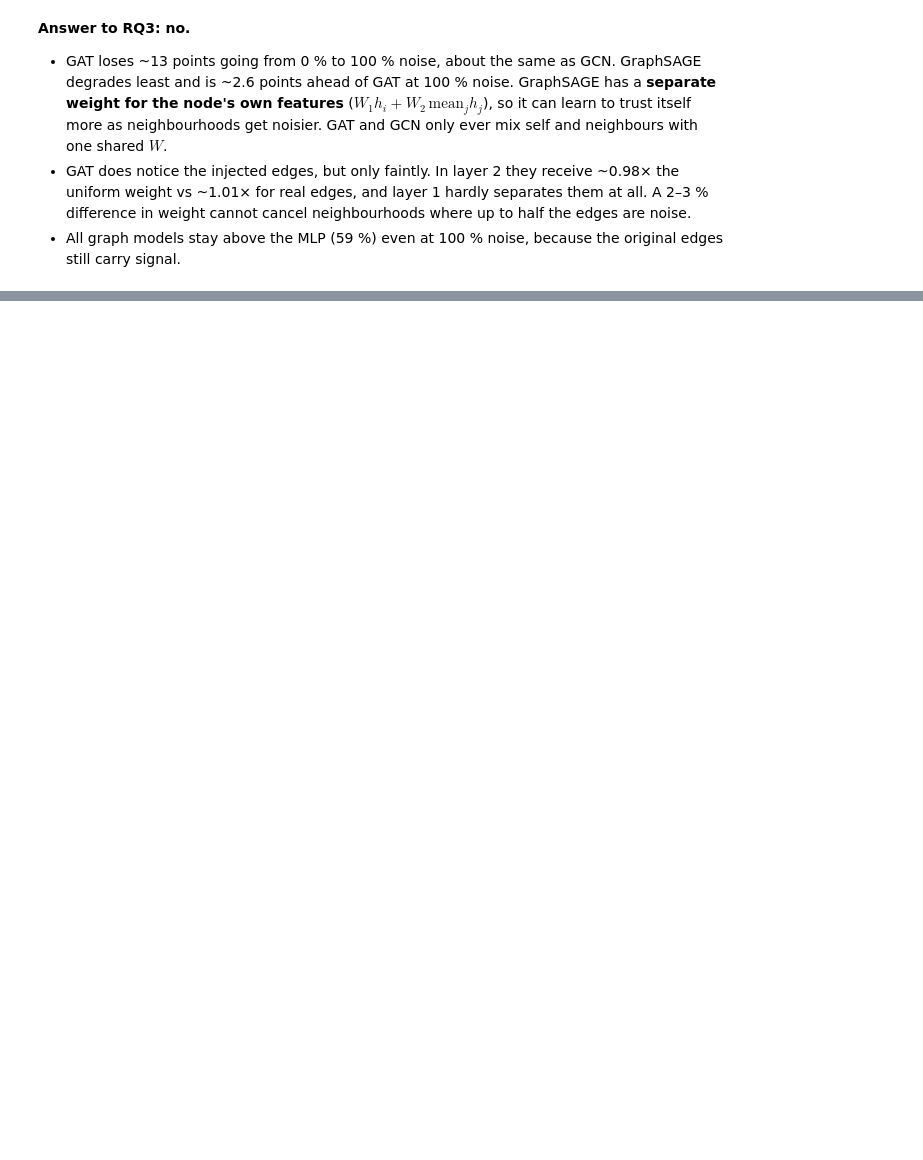
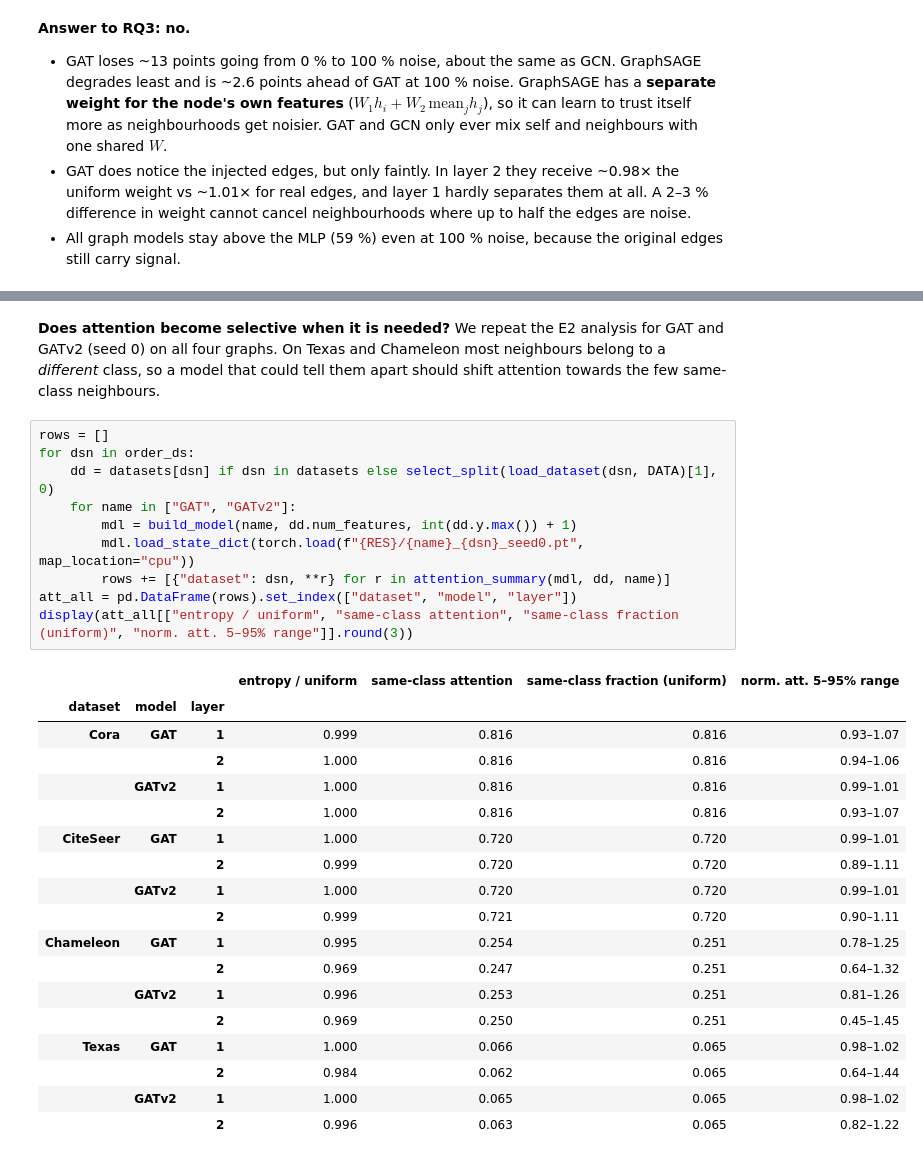
Before and after one commit to YashDolorase/cs545-gat, a Jupyter notebook: GAT_Project.ipynb, the cells around one changed output, grey strips where cells are left out. Cells and saved outputs as stored; diff of their text form; blank space fills up the shorter version.

```diff
--- a/GAT_Project.ipynb
+++ b/GAT_Project.ipynb
@@ -499,0 +651,33 @@ display(t)
+# %% [markdown]
+**Does attention become selective when it is needed?** We repeat the E2 analysis for GAT and GATv2 (seed 0) on all four
+graphs. On Texas and Chameleon most neighbours belong to a *different* class, so a model that could tell them apart
+should shift attention towards the few same-class neighbours.
+# %%
+rows = []
+for dsn in order_ds:
+    dd = datasets[dsn] if dsn in datasets else select_split(load_dataset(dsn, DATA)[1], 0)
+    for name in ["GAT", "GATv2"]:
+        mdl = build_model(name, dd.num_features, int(dd.y.max()) + 1)
+        mdl.load_state_dict(torch.load(f"{RES}/{name}_{dsn}_seed0.pt", map_location="cpu"))
+        rows += [{"dataset": dsn, **r} for r in attention_summary(mdl, dd, name)]
+att_all = pd.DataFrame(rows).set_index(["dataset", "model", "layer"])
+display(att_all[["entropy / uniform", "same-class attention", "same-class fraction (uniform)", "norm. att. 5–95% range"]].round(3))
+# %% [output]
+|  |  |  | entropy / uniform | same-class attention | same-class fraction (uniform) | norm. att. 5–95% range |
+| dataset | model | layer |  |  |  |  |
+| Cora | GAT | 1 | 0.999 | 0.816 | 0.816 | 0.93–1.07 |
+|  |  | 2 | 1.000 | 0.816 | 0.816 | 0.94–1.06 |
+|  | GATv2 | 1 | 1.000 | 0.816 | 0.816 | 0.99–1.01 |
+|  |  | 2 | 1.000 | 0.816 | 0.816 | 0.93–1.07 |
+| CiteSeer | GAT | 1 | 1.000 | 0.720 | 0.720 | 0.99–1.01 |
+|  |  | 2 | 0.999 | 0.720 | 0.720 | 0.89–1.11 |
+|  | GATv2 | 1 | 1.000 | 0.720 | 0.720 | 0.99–1.01 |
+|  |  | 2 | 0.999 | 0.721 | 0.720 | 0.90–1.11 |
+| Chameleon | GAT | 1 | 0.995 | 0.254 | 0.251 | 0.78–1.25 |
+|  |  | 2 | 0.969 | 0.247 | 0.251 | 0.64–1.32 |
+|  | GATv2 | 1 | 0.996 | 0.253 | 0.251 | 0.81–1.26 |
+|  |  | 2 | 0.969 | 0.250 | 0.251 | 0.45–1.45 |
+| Texas | GAT | 1 | 1.000 | 0.066 | 0.065 | 0.98–1.02 |
+|  |  | 2 | 0.984 | 0.062 | 0.065 | 0.64–1.44 |
+|  | GATv2 | 1 | 1.000 | 0.065 | 0.065 | 0.98–1.02 |
+|  |  | 2 | 0.996 | 0.063 | 0.065 | 0.82–1.22 |
```
Also changed, not shown: parts of 29 cells of this notebook, 12 other files.
